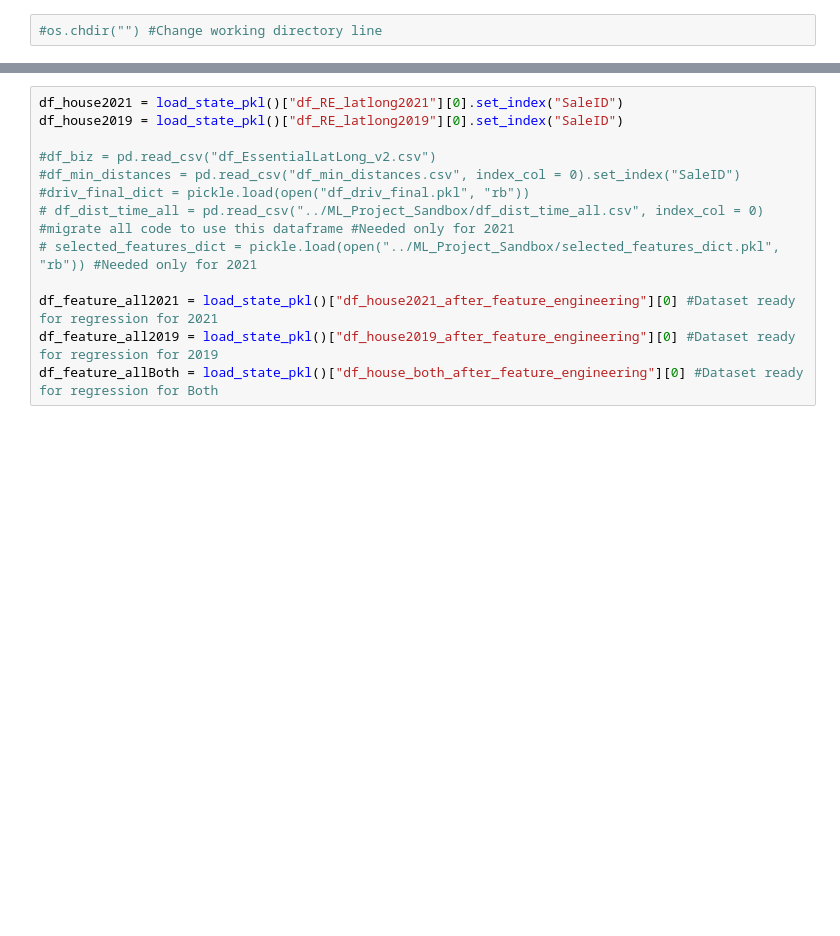
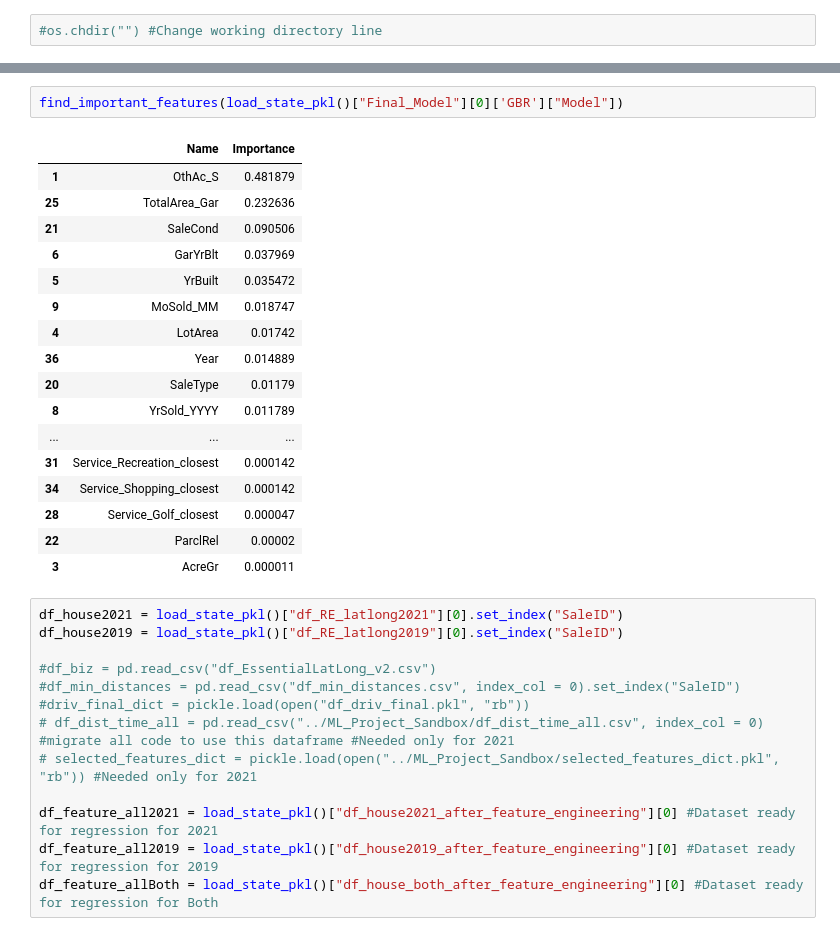
Before and after one commit to lelandjmurrin/Ames_Housing_Project, a Jupyter notebook: Ames_Housing_SalePrice_Distance_Predictions.ipynb, the cells around one changed output, grey strips where cells are left out. Saved outputs shown, nothing was run; the diff lists cells and outputs as text; blank space fills up the shorter version.

```diff
--- a/Ames_Housing_SalePrice_Distance_Predictions.ipynb
+++ b/Ames_Housing_SalePrice_Distance_Predictions.ipynb
@@ -30,3 +44,23 @@ pd.set_option("display.max_columns", None)
+# %%
+find_important_features(load_state_pkl()["Final_Model"][0]['GBR']["Model"])
+# %% [output]
+|  | Name | Importance |
+| 1 | OthAc_S | 0.481879 |
+| 25 | TotalArea_Gar | 0.232636 |
+| 21 | SaleCond | 0.090506 |
+| 6 | GarYrBlt | 0.037969 |
+| 5 | YrBuilt | 0.035472 |
+| 9 | MoSold_MM | 0.018747 |
+| 4 | LotArea | 0.01742 |
+| 36 | Year | 0.014889 |
+| 20 | SaleType | 0.01179 |
+| 8 | YrSold_YYYY | 0.011789 |
+| ... | ... | ... |
+| 31 | Service_Recreation_closest | 0.000142 |
+| 34 | Service_Shopping_closest | 0.000142 |
+| 28 | Service_Golf_closest | 0.000047 |
+| 22 | ParclRel | 0.00002 |
+| 3 | AcreGr | 0.000011 |
 # %%
 df_house2021 = load_state_pkl()["df_RE_latlong2021"][0].set_index("SaleID")
 df_house2019 = load_state_pkl()["df_RE_latlong2019"][0].set_index("SaleID")
```
Also changed, not shown: parts of 2 cells of this notebook, 3 other files.
